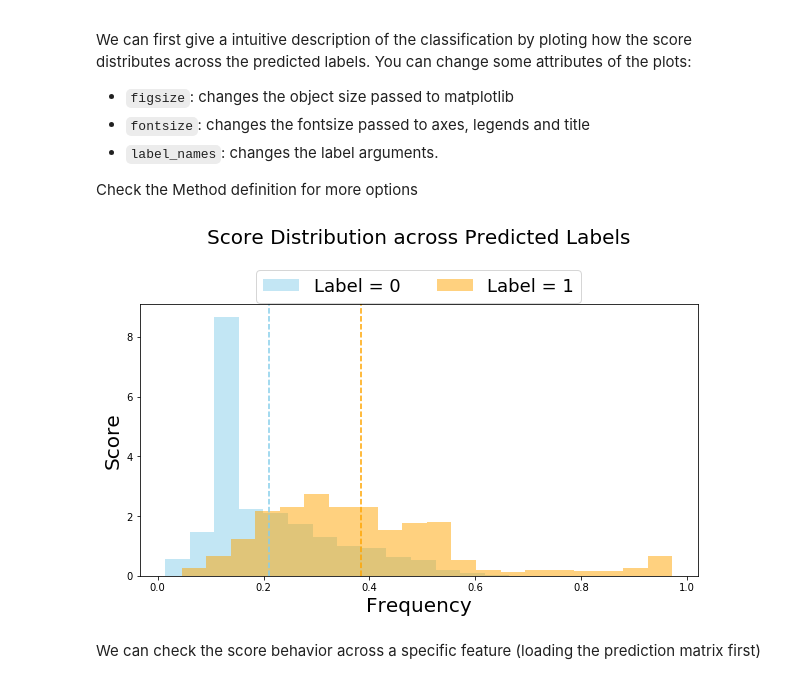
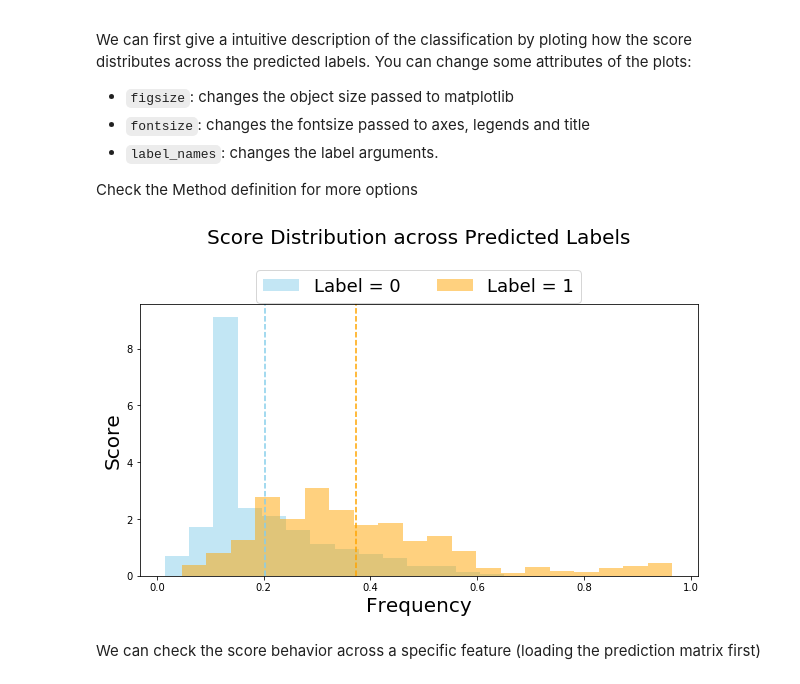
Before and after one commit to dssg/triage, a Jupyter notebook: src/triage/component/postmodeling/contrast/postmodeling_tutorial.ipynb, the cells around one changed output. Drawn from its saved outputs; the diff is of its cells as text; code cells hidden in the pictures.

```diff
--- a/src/triage/component/postmodeling/contrast/postmodeling_tutorial.ipynb
+++ b/src/triage/component/postmodeling/contrast/postmodeling_tutorial.ipynb
@@ -80,8 +84,8 @@ We can first give a intuitive description of the classification by ploting how t
 
 Check the Method definition for more options
 # %%
-l_t[1].plot_score_label_distributions(figsize=(10,5))
+l_t[0].plot_score_label_distributions(figsize=(10,5))
 # %% [output]
-[figure, old version]
+[figure, new version]
 # %% [markdown]
 We can check the score behavior across a specific feature (loading the prediction matrix first)
```
Also changed, not shown: parts of 21 cells of this notebook.
